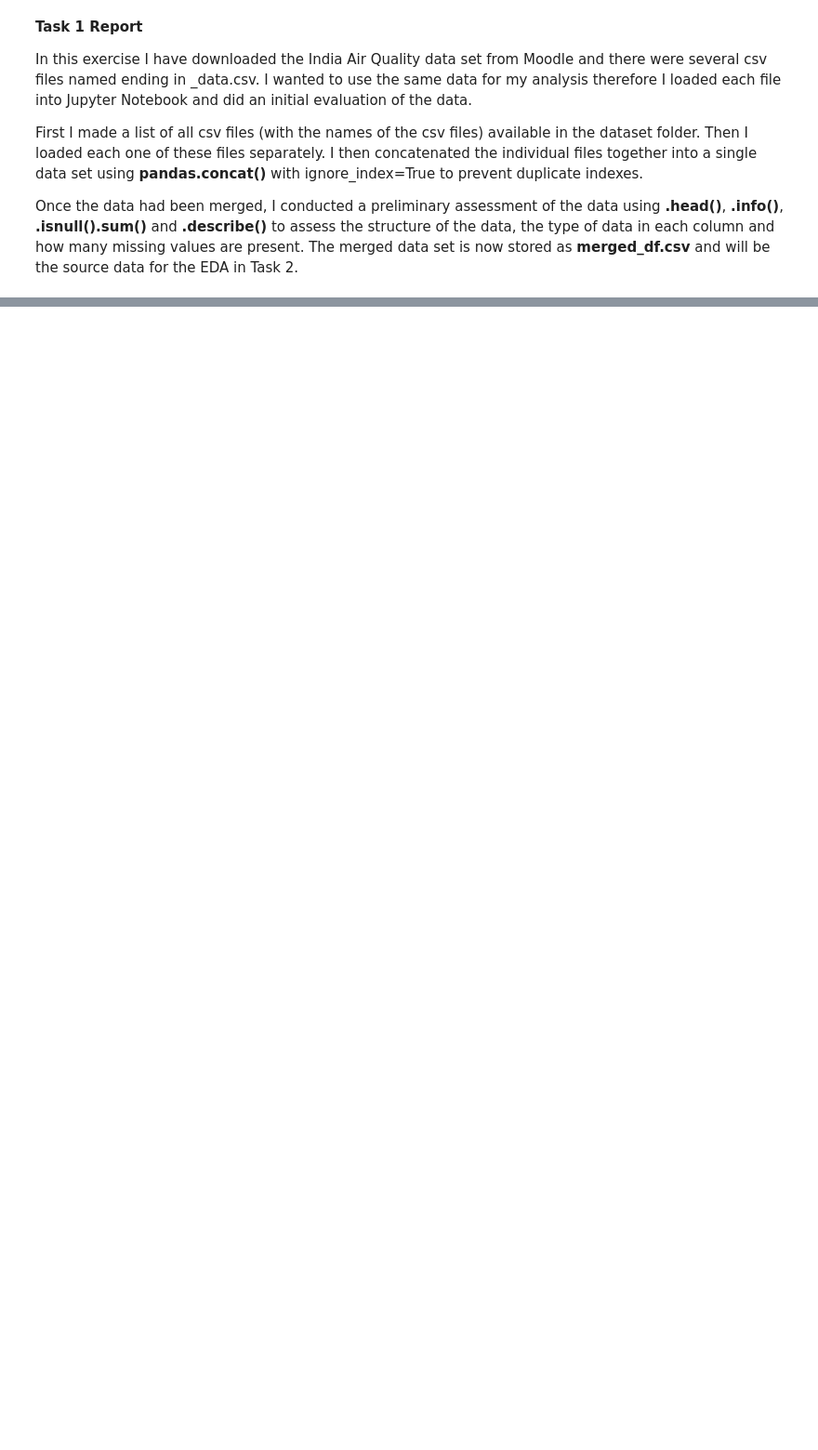
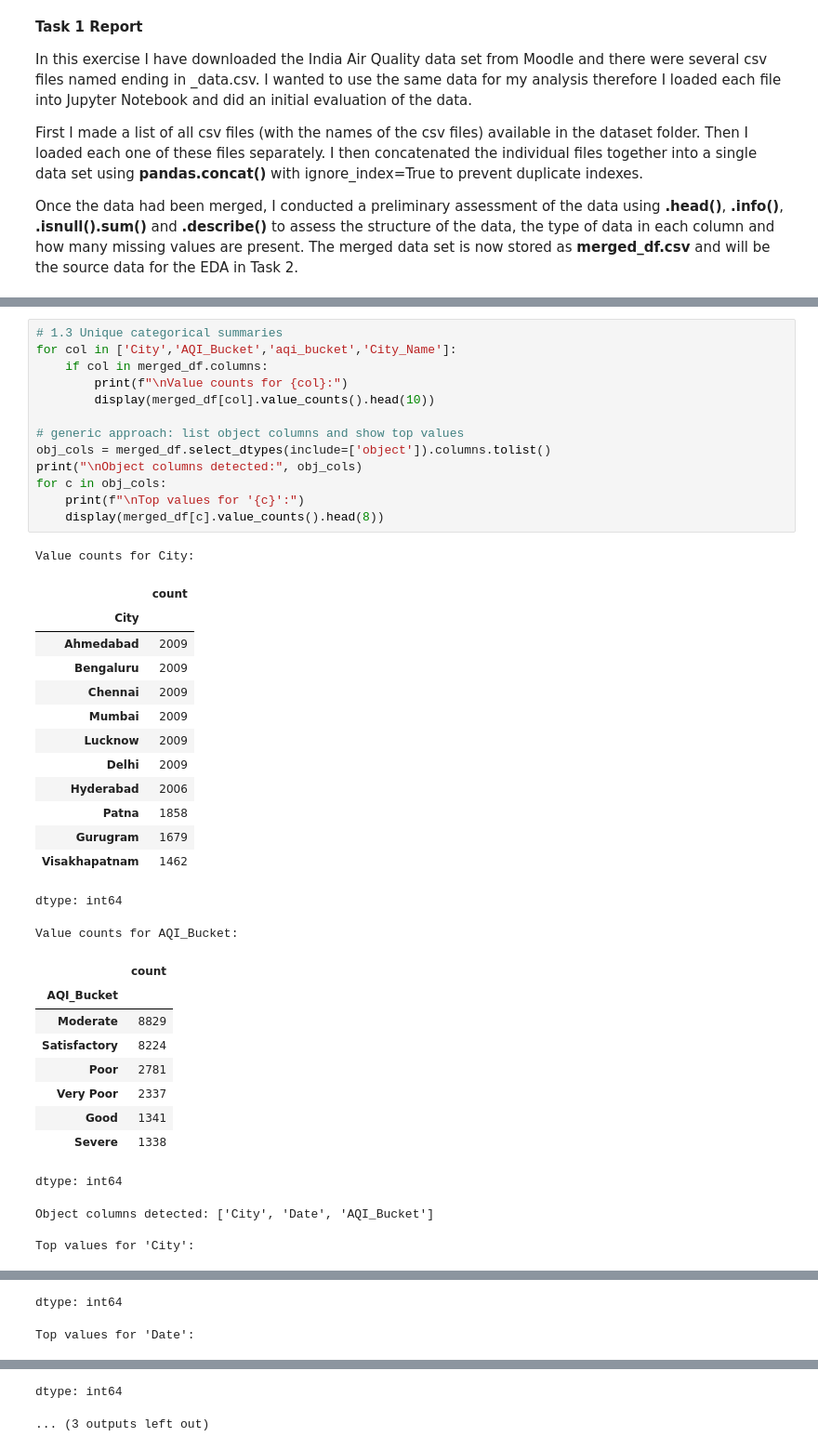
Before and after one commit to sagar4real/CMP7005-PRAC1, a Jupyter notebook: 01_data_handling.ipynb, the cells around one changed output, grey strips where cells are left out. Shown at 93% size. Cells and saved outputs as stored; diff of their text form; blank space fills up the shorter version.

```diff
--- a/01_data_handling.ipynb
+++ b/01_data_handling.ipynb
@@ -146,0 +218,41 @@ Once the data had been merged, I conducted a preliminary assessment of the data
+# %%
+# 1.3 Unique categorical summaries
+for col in ['City','AQI_Bucket','aqi_bucket','City_Name']:
+    if col in merged_df.columns:
+        print(f"\nValue counts for {col}:")
+        display(merged_df[col].value_counts().head(10))
+
+# generic approach: list object columns and show top values
+obj_cols = merged_df.select_dtypes(include=['object']).columns.tolist()
+print("\nObject columns detected:", obj_cols)
+for c in obj_cols:
+    print(f"\nTop values for '{c}':")
+    display(merged_df[c].value_counts().head(8))
+# %% [output]
+Value counts for City:
+|  | count |
+| City |  |
+| Ahmedabad | 2009 |
+| Bengaluru | 2009 |
+| Chennai | 2009 |
+| Mumbai | 2009 |
+| Lucknow | 2009 |
+| Delhi | 2009 |
+| Hyderabad | 2006 |
+| Patna | 1858 |
+| Gurugram | 1679 |
+| Visakhapatnam | 1462 |
+dtype: int64
+Value counts for AQI_Bucket:
+|  | count |
+| AQI_Bucket |  |
+| Moderate | 8829 |
+| Satisfactory | 8224 |
+| Poor | 2781 |
+| Very Poor | 2337 |
+| Good | 1341 |
+| Severe | 1338 |
+dtype: int64
+Object columns detected: ['City', 'Date', 'AQI_Bucket']
+
+Top values for 'City':
@@ -146,0 +269,2 @@ Once the data had been merged, I conducted a preliminary assessment of the data
+dtype: int64
+Top values for 'Date':
@@ -146,0 +281,2 @@ Once the data had been merged, I conducted a preliminary assessment of the data
+dtype: int64
+... (3 outputs left out)
```
Also changed, not shown: parts of 19 cells of this notebook.
